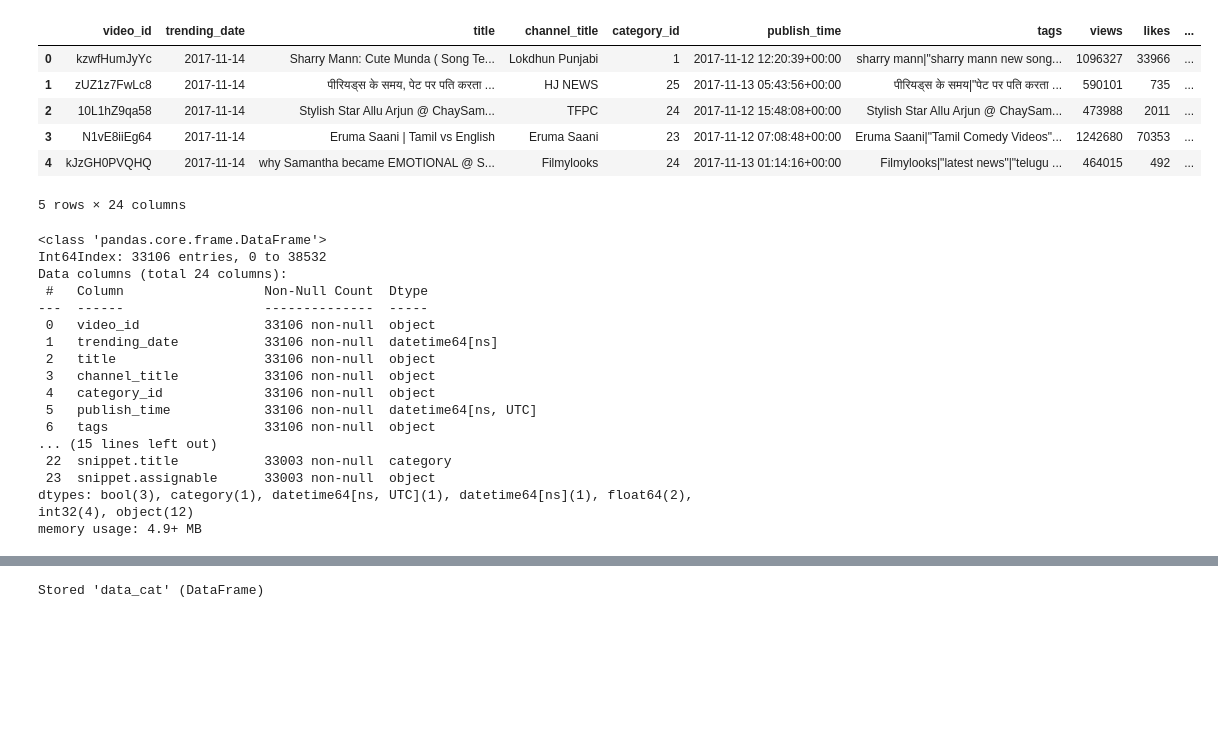
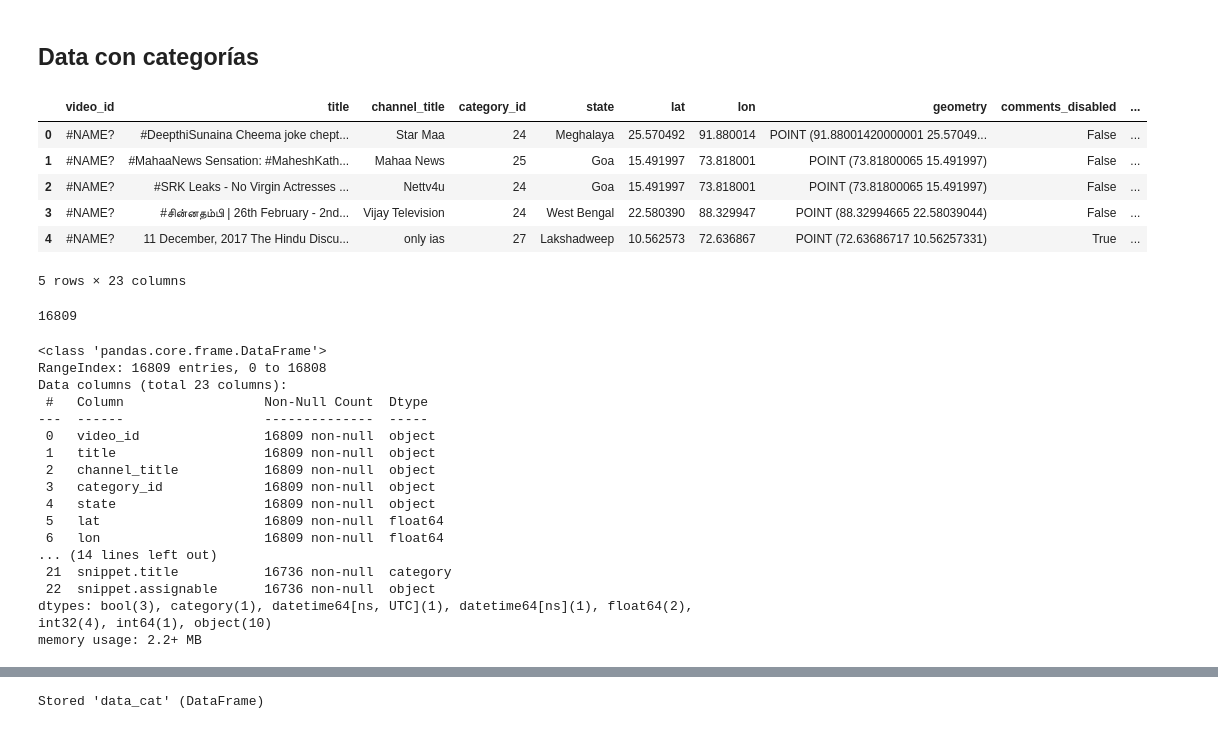
Before and after one commit to Adm-Info/EB-2022-1-CC50, a Jupyter notebook: code/3.preproc-cats.ipynb, the cells around one changed output, grey strips where cells are left out. Saved outputs shown, nothing was run; the diff lists cells and outputs as text; code cells hidden in the pictures; blank space fills up the shorter version.

Commit message:
updated trending_count

```diff
--- a/code/3.preproc-cats.ipynb
+++ b/code/3.preproc-cats.ipynb
@@ -7,5 +7,3 @@ import numpy as np
 import matplotlib.pyplot as plt
 import seaborn as sns
 %matplotlib inline
-# %%
-data[['views','likes','dislikes','comment_count']] = data[['views','likes','dislikes','comment_count']].astype(int)
@@ -19,0 +24,21 @@ array(['video_id', 'trending_date', 'title', 'channel_title',
+# %%
+datac_lasts = data.groupby(['video_id', 'title', 'channel_title', 'category_id']#,
+      # 'tags', 'thumbnail_link' , #'description',
+      # 'state', 'lat', 'lon', 'geometry',
+      #'comments_disabled', 'ratings_disabled', 'video_error_or_removed'],
+      #group_keys = False
+      ).agg({
+            'state'     : 'last',
+            'lat'       : 'last',
+            'lon'       : 'last',
+            'geometry'  : 'last',
+            'comments_disabled'     : 'last',
+            'ratings_disabled'      : 'last',
+            'video_error_or_removed': 'last',
+            'trending_date'   : 'last', #['last', 'count'],
+            'publish_time'    : 'last',
+            'views'           : 'max',
+            'likes'           : "max",
+            'dislikes'        : "max",
+            'comment_count'   : "max",
+      })
@@ -19,0 +62,4 @@ array(['video_id', 'trending_date', 'title', 'channel_title',
+# %%
+datac_lasts.reset_index(inplace=True)
+# %%
+datac_lasts['trending_count'] = data.groupby(['video_id', 'title', 'channel_title', 'category_id']).size().reset_index(name='q')['q']
@@ -20,31 +95,37 @@ array(['video_id', 'trending_date', 'title', 'channel_title',
+# %% [markdown]
+## Data con categorías
 # %%
-data_cat = data.join(categories.set_index('id'), on='category_id')
+data_cat = datac_lasts.join(categories.set_index('id'), on='category_id')
 data_cat.head()
 # %% [output]
-|  | video_id | trending_date | title | channel_title | category_id | publish_time | tags | views | likes | ... |
-| 0 | kzwfHumJyYc | 2017-11-14 | Sharry Mann: Cute Munda ( Song Te... | Lokdhun Punjabi | 1 | 2017-11-12 12:20:39+00:00 | sharry mann|"sharry mann new song... | 1096327 | 33966 | ... |
-| 1 | zUZ1z7FwLc8 | 2017-11-14 | पीरियड्स के समय, पेट पर पति करता ... | HJ NEWS | 25 | 2017-11-13 05:43:56+00:00 | पीरियड्स के समय|"पेट पर पति करता ... | 590101 | 735 | ... |
-| 2 | 10L1hZ9qa58 | 2017-11-14 | Stylish Star Allu Arjun @ ChaySam... | TFPC | 24 | 2017-11-12 15:48:08+00:00 | Stylish Star Allu Arjun @ ChaySam... | 473988 | 2011 | ... |
-| 3 | N1vE8iiEg64 | 2017-11-14 | Eruma Saani | Tamil vs English | Eruma Saani | 23 | 2017-11-12 07:08:48+00:00 | Eruma Saani|"Tamil Comedy Videos"... | 1242680 | 70353 | ... |
-| 4 | kJzGH0PVQHQ | 2017-11-14 | why Samantha became EMOTIONAL @ S... | Filmylooks | 24 | 2017-11-13 01:14:16+00:00 | Filmylooks|"latest news"|"telugu ... | 464015 | 492 | ... |
+|  | video_id | title | channel_title | category_id | state | lat | lon | geometry | comments_disabled | ... |
+| 0 | #NAME? | #DeepthiSunaina Cheema joke chept... | Star Maa | 24 | Meghalaya | 25.570492 | 91.880014 | POINT (91.88001420000001 25.57049... | False | ... |
+| 1 | #NAME? | #MahaaNews Sensation: #MaheshKath... | Mahaa News | 25 | Goa | 15.491997 | 73.818001 | POINT (73.81800065 15.491997) | False | ... |
+| 2 | #NAME? | #SRK Leaks - No Virgin Actresses ... | Nettv4u | 24 | Goa | 15.491997 | 73.818001 | POINT (73.81800065 15.491997) | False | ... |
+| 3 | #NAME? | #சின்னதம்பி | 26th February - 2nd... | Vijay Television | 24 | West Bengal | 22.580390 | 88.329947 | POINT (88.32994665 22.58039044) | False | ... |
+| 4 | #NAME? | 11 December, 2017 The Hindu Discu... | only ias | 27 | Lakshadweep | 10.562573 | 72.636867 | POINT (72.63686717 10.56257331) | True | ... |
-5 rows × 24 columns
+5 rows × 23 columns
+# %%
+print(len(data_cat))
+# %% [output]
+16809
 # %%
 data_cat.info()
 # %% [output]
 <class 'pandas.core.frame.DataFrame'>
-Int64Index: 33106 entries, 0 to 38532
-Data columns (total 24 columns):
+RangeIndex: 16809 entries, 0 to 16808
+Data columns (total 23 columns):
  #   Column                  Non-Null Count  Dtype
 ---  ------                  --------------  -----
- 0   video_id                33106 non-null  object
- 1   trending_date           33106 non-null  datetime64[ns]
- 2   title                   33106 non-null  object
- 3   channel_title           33106 non-null  object
- 4   category_id             33106 non-null  object
- 5   publish_time            33106 non-null  datetime64[ns, UTC]
- 6   tags                    33106 non-null  object
-... (15 lines left out)
- 22  snippet.title           33003 non-null  category
- 23  snippet.assignable      33003 non-null  object
-dtypes: bool(3), category(1), datetime64[ns, UTC](1), datetime64[ns](1), float64(2), int32(4), object(12)
-memory usage: 4.9+ MB
+ 0   video_id                16809 non-null  object
+ 1   title                   16809 non-null  object
+ 2   channel_title           16809 non-null  object
+ 3   category_id             16809 non-null  object
+ 4   state                   16809 non-null  object
+ 5   lat                     16809 non-null  float64
+ 6   lon                     16809 non-null  float64
+... (14 lines left out)
+ 21  snippet.title           16736 non-null  category
+ 22  snippet.assignable      16736 non-null  object
+dtypes: bool(3), category(1), datetime64[ns, UTC](1), datetime64[ns](1), float64(2), int32(4), int64(1), object(10)
+memory usage: 2.2+ MB
```
Also changed, not shown: parts of 8 cells of this notebook, 4 other files.
